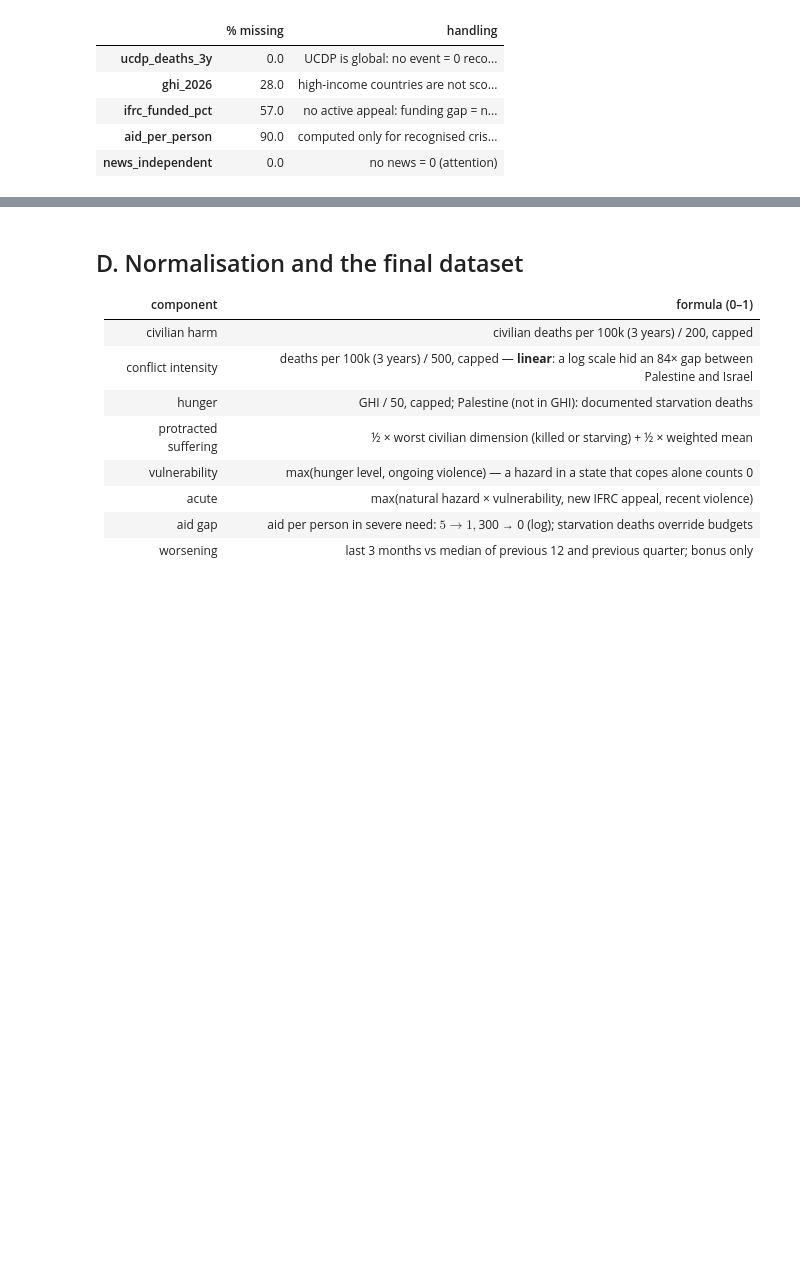
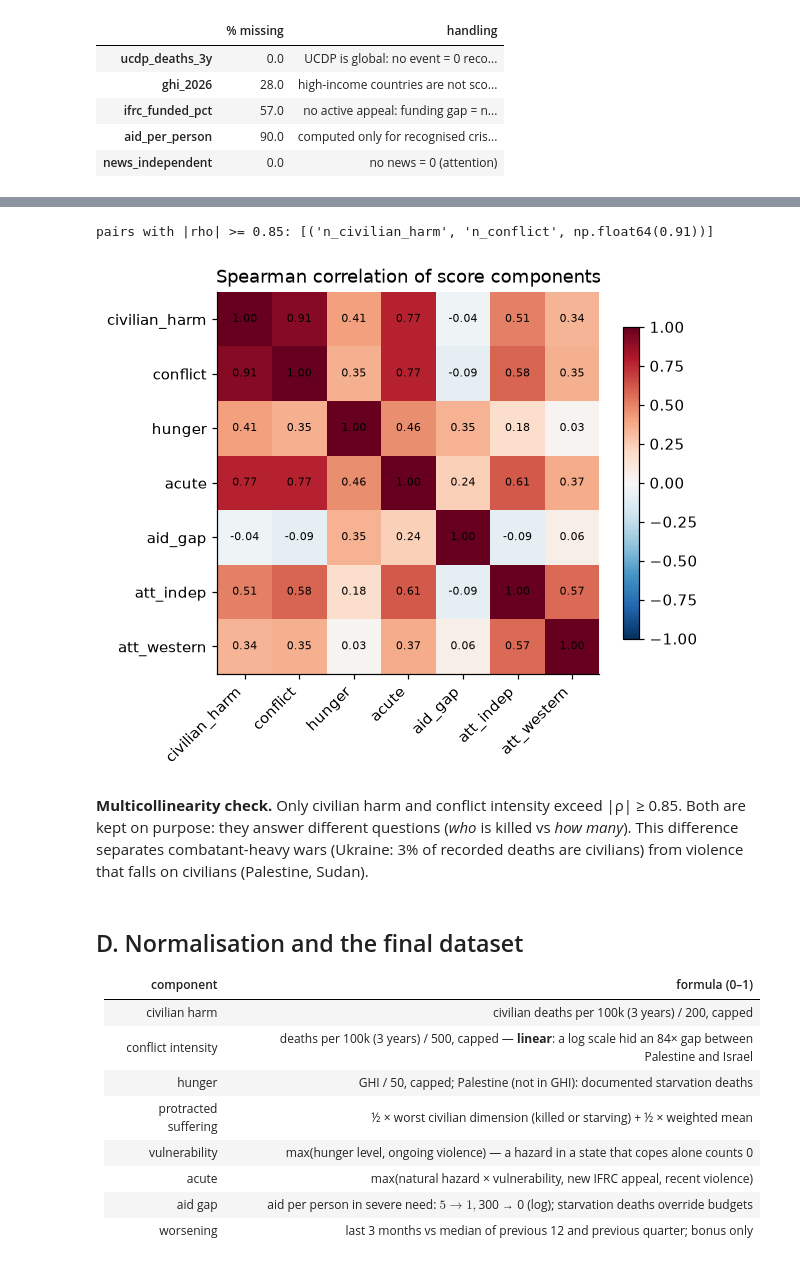
Before and after one commit to tunabilgen/stk-asistani, a Jupyter notebook: notebooks/01_dataset_and_preprocessing.ipynb, the cells around one changed output, grey strips where cells are left out. Drawn from its saved outputs; the diff is of its cells as text; code cells hidden in the pictures; blank space fills up the shorter version.

Commit message:
Add flow diagram, descriptive statistics and correlation analysis, HumSet download script

```diff
--- a/notebooks/01_dataset_and_preprocessing.ipynb
+++ b/notebooks/01_dataset_and_preprocessing.ipynb
@@ -254,3 +275,22 @@ pd.DataFrame({"% missing": miss, "handling": pd.Series(rule)})
+# %%
+comp = ["n_civilian_harm", "n_conflict", "n_hunger", "n_acute", "n_aid_gap", "n_att_indep", "n_att_western"]
+corr = final[comp].corr(method="spearman")
+fig, ax = plt.subplots(figsize=(5.6, 4.6))
+im = ax.imshow(corr, cmap="RdBu_r", vmin=-1, vmax=1)
+ax.set_xticks(range(len(comp)), [c[2:] for c in comp], rotation=45, ha="right"); ax.set_yticks(range(len(comp)), [c[2:] for c in comp])
+for i in range(len(comp)):
+    for j in range(len(comp)):
+        ax.text(j, i, f"{corr.iloc[i, j]:.2f}", ha="center", va="center", fontsize=7)
+fig.colorbar(im, shrink=0.8); ax.set_title("Spearman correlation of score components")
+high = [(a, b, round(corr.loc[a, b], 2)) for i, a in enumerate(comp) for b in comp[i + 1:] if abs(corr.loc[a, b]) >= 0.85]
+print("pairs with |rho| >= 0.85:", high)
+# %% [output]
+pairs with |rho| >= 0.85: [('n_civilian_harm', 'n_conflict', np.float64(0.91))]
+[figure, added]
+# %% [markdown]
+**Multicollinearity check.** Only civilian harm and conflict intensity exceed |ρ| ≥ 0.85. Both are kept on purpose: they
+answer different questions (*who* is killed vs *how many*). This difference separates combatant-heavy wars (Ukraine: 3% of
+recorded deaths are civilians) from violence that falls on civilians (Palestine, Sudan).
 # %% [markdown]
 ## D. Normalisation and the final dataset
 
```
Also changed, not shown: parts of 7 cells of this notebook, 11 other files.
